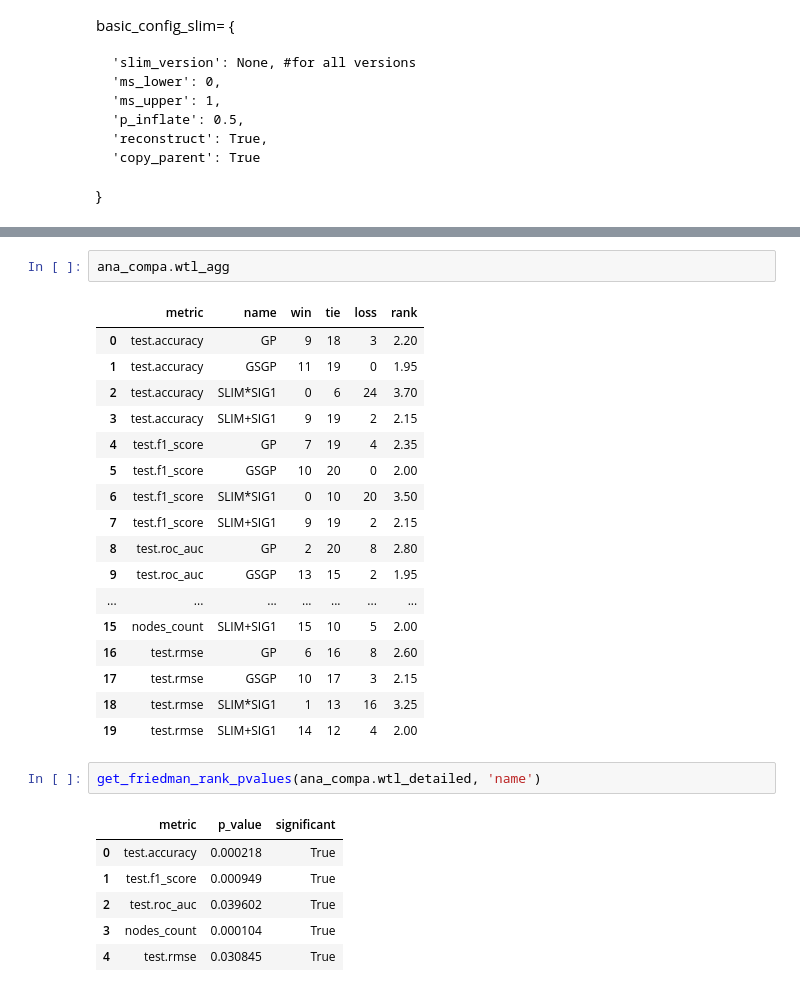
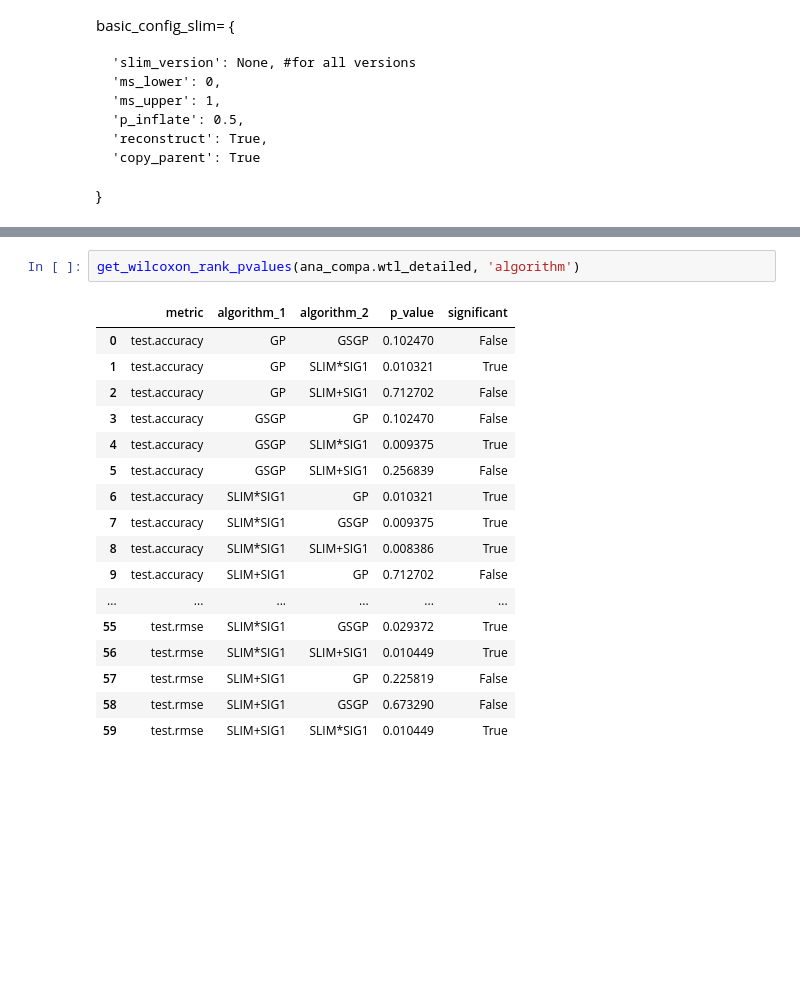
Before and after one commit to LeonDebatin/slim, a Jupyter notebook: mastero/experiments/RQ_Comparison/Comparison_analysis.ipynb, the cells around one changed output, grey strips where cells are left out. Saved outputs shown, nothing was run; the diff lists cells and outputs as text; blank space fills up the shorter version.

```diff
--- a/mastero/experiments/RQ_Comparison/Comparison_analysis.ipynb
+++ b/mastero/experiments/RQ_Comparison/Comparison_analysis.ipynb
@@ -110,29 +106,20 @@ ana_compa.wtl_1v1
-# %%
-ana_compa.wtl_agg
-# %% [output]
-|  | metric | name | win | tie | loss | rank |
-| 0 | test.accuracy | GP | 9 | 18 | 3 | 2.20 |
-| 1 | test.accuracy | GSGP | 11 | 19 | 0 | 1.95 |
-| 2 | test.accuracy | SLIM*SIG1 | 0 | 6 | 24 | 3.70 |
-| 3 | test.accuracy | SLIM+SIG1 | 9 | 19 | 2 | 2.15 |
-| 4 | test.f1_score | GP | 7 | 19 | 4 | 2.35 |
-| 5 | test.f1_score | GSGP | 10 | 20 | 0 | 2.00 |
-| 6 | test.f1_score | SLIM*SIG1 | 0 | 10 | 20 | 3.50 |
-| 7 | test.f1_score | SLIM+SIG1 | 9 | 19 | 2 | 2.15 |
-| 8 | test.roc_auc | GP | 2 | 20 | 8 | 2.80 |
-| 9 | test.roc_auc | GSGP | 13 | 15 | 2 | 1.95 |
-| ... | ... | ... | ... | ... | ... | ... |
-| 15 | nodes_count | SLIM+SIG1 | 15 | 10 | 5 | 2.00 |
-| 16 | test.rmse | GP | 6 | 16 | 8 | 2.60 |
-| 17 | test.rmse | GSGP | 10 | 17 | 3 | 2.15 |
-| 18 | test.rmse | SLIM*SIG1 | 1 | 13 | 16 | 3.25 |
-| 19 | test.rmse | SLIM+SIG1 | 14 | 12 | 4 | 2.00 |
 # %%
-get_friedman_rank_pvalues(ana_compa.wtl_detailed, 'name')
+get_wilcoxon_rank_pvalues(ana_compa.wtl_detailed, 'algorithm')
 # %% [output]
-|  | metric | p_value | significant |
-| 0 | test.accuracy | 0.000218 | True |
-| 1 | test.f1_score | 0.000949 | True |
-| 2 | test.roc_auc | 0.039602 | True |
-| 3 | nodes_count | 0.000104 | True |
-| 4 | test.rmse | 0.030845 | True |
+|  | metric | algorithm_1 | algorithm_2 | p_value | significant |
+| 0 | test.accuracy | GP | GSGP | 0.102470 | False |
+| 1 | test.accuracy | GP | SLIM*SIG1 | 0.010321 | True |
+| 2 | test.accuracy | GP | SLIM+SIG1 | 0.712702 | False |
+| 3 | test.accuracy | GSGP | GP | 0.102470 | False |
+| 4 | test.accuracy | GSGP | SLIM*SIG1 | 0.009375 | True |
+| 5 | test.accuracy | GSGP | SLIM+SIG1 | 0.256839 | False |
+| 6 | test.accuracy | SLIM*SIG1 | GP | 0.010321 | True |
+| 7 | test.accuracy | SLIM*SIG1 | GSGP | 0.009375 | True |
+| 8 | test.accuracy | SLIM*SIG1 | SLIM+SIG1 | 0.008386 | True |
+| 9 | test.accuracy | SLIM+SIG1 | GP | 0.712702 | False |
+| ... | ... | ... | ... | ... | ... |
+| 55 | test.rmse | SLIM*SIG1 | GSGP | 0.029372 | True |
+| 56 | test.rmse | SLIM*SIG1 | SLIM+SIG1 | 0.010449 | True |
+| 57 | test.rmse | SLIM+SIG1 | GP | 0.225819 | False |
+| 58 | test.rmse | SLIM+SIG1 | GSGP | 0.673290 | False |
+| 59 | test.rmse | SLIM+SIG1 | SLIM*SIG1 | 0.010449 | True |
```
Also changed, not shown: parts of 21 cells of this notebook, 37 other files.
